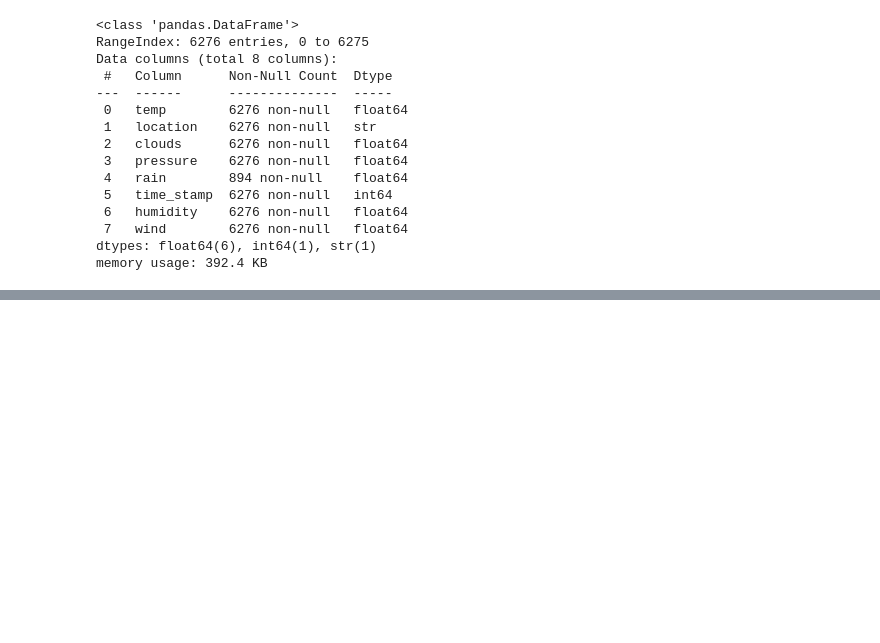
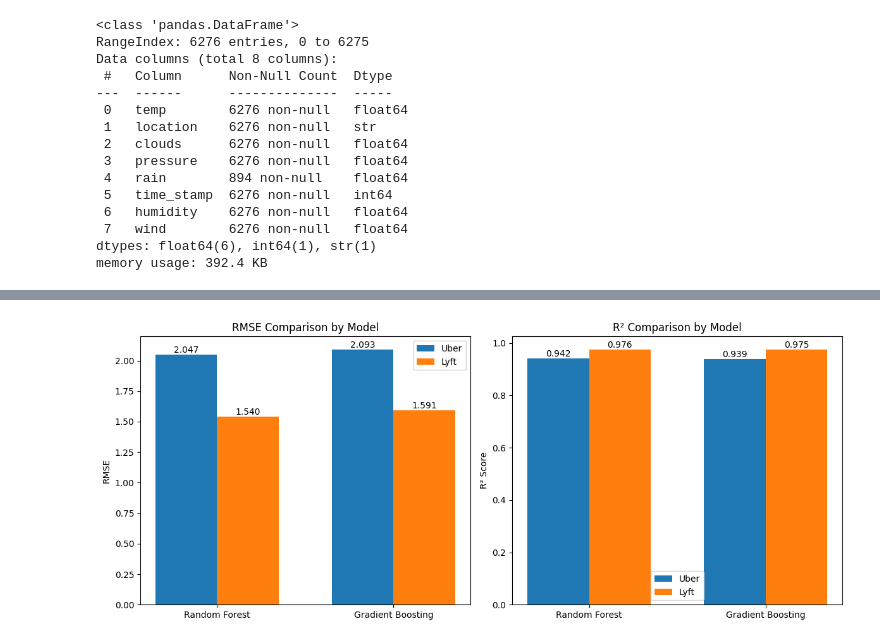
Before and after one commit to sachinkavindaa/ML_uber_lyft_project, a Jupyter notebook: notebooks/code1.ipynb, the cells around one changed output, grey strips where cells are left out. Cells and saved outputs as stored; diff of their text form; code cells hidden in the pictures; blank space fills up the shorter version.

```diff
--- a/notebooks/code1.ipynb
+++ b/notebooks/code1.ipynb
@@ -62,0 +318,5 @@ memory usage: 392.4 KB
+# %%
+# Using the same RandomForestRegressor for Uber
+from sklearn.ensemble import RandomForestRegressor
+model_uber = make_pipeline(pipeline, RandomForestRegressor(n_estimators=100, random_state=42))
+model_uber.fit(X_train_uber, y_train_uber)
@@ -62,0 +366,5 @@ memory usage: 392.4 KB
+# %%
+# Calculate metrics for Lyft with Gradient Boosting Regressor
+mse_lyft_gbr = mean_squared_error(y_test_lyft, y_pred_lyft_gbr)
+rmse_lyft_gbr = np.sqrt(mse_lyft_gbr)
+r2_lyft_gbr = r2_score(y_test_lyft, y_pred_lyft_gbr)
@@ -62,0 +379,8 @@ memory usage: 392.4 KB
+# %%
+# for Uber
+model_gbr.fit(X_train_uber, y_train_uber)
+y_pred_uber_gbr = model_gbr.predict(X_test_uber)
+# %%
+mse_uber_gbr = mean_squared_error(y_test_uber, y_pred_uber_gbr)
+rmse_uber_gbr = np.sqrt(mse_uber_gbr)
+r2_uber_gbr = r2_score(y_test_uber, y_pred_uber_gbr)
@@ -62,0 +395,63 @@ memory usage: 392.4 KB
+# %%
+import numpy as np
+import matplotlib.pyplot as plt
+
+# Model names
+models = ['Random Forest', 'Gradient Boosting']
+
+# Use your already computed values
+rmse_uber_values = [rmse_uber, rmse_uber_gbr]
+rmse_lyft_values = [rmse, rmse_lyft_gbr]
+
+r2_uber_values = [r2_uber, r2_uber_gbr]
+r2_lyft_values = [r2, r2_lyft_gbr]
+
+# Bar positions
+x = np.arange(len(models))
+width = 0.35
+
+# Create figure
+plt.figure(figsize=(12, 5))
+
+# ---------------- RMSE Plot ----------------
+plt.subplot(1, 2, 1)
+bars1 = plt.bar(x - width/2, rmse_uber_values, width, label='Uber')
+bars2 = plt.bar(x + width/2, rmse_lyft_values, width, label='Lyft')
+
+plt.title('RMSE Comparison by Model')
+plt.ylabel('RMSE')
+plt.xticks(x, models)
+plt.legend()
+
+# Add values on top of bars
+for bar in bars1:
+    plt.text(bar.get_x() + bar.get_width()/2, bar.get_height(),
+             f'{bar.get_height():.3f}', ha='center', va='bottom')
+
+for bar in bars2:
+    plt.text(bar.get_x() + bar.get_width()/2, bar.get_height(),
+             f'{bar.get_height():.3f}', ha='center', va='bottom')
+
+# ---------------- R2 Plot ----------------
+plt.subplot(1, 2, 2)
+bars3 = plt.bar(x - width/2, r2_uber_values, width, label='Uber')
+bars4 = plt.bar(x + width/2, r2_lyft_values, width, label='Lyft')
+
+plt.title('R² Comparison by Model')
+plt.ylabel('R² Score')
+plt.xticks(x, models)
+plt.legend()
+
+# Add values on top of bars
+for bar in bars3:
+    plt.text(bar.get_x() + bar.get_width()/2, bar.get_height(),
+             f'{bar.get_height():.3f}', ha='center', va='bottom')
+
+for bar in bars4:
+    plt.text(bar.get_x() + bar.get_width()/2, bar.get_height(),
+             f'{bar.get_height():.3f}', ha='center', va='bottom')
+
+plt.tight_layout()
+plt.show()
+# %% [output]
+[figure, added]
```
Also changed, not shown: parts of 37 cells of this notebook.
